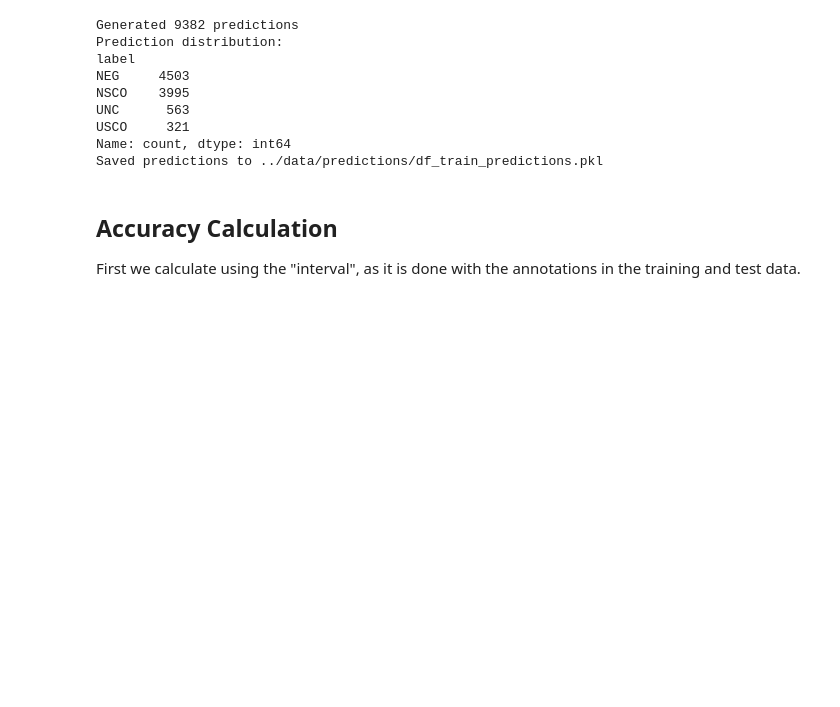
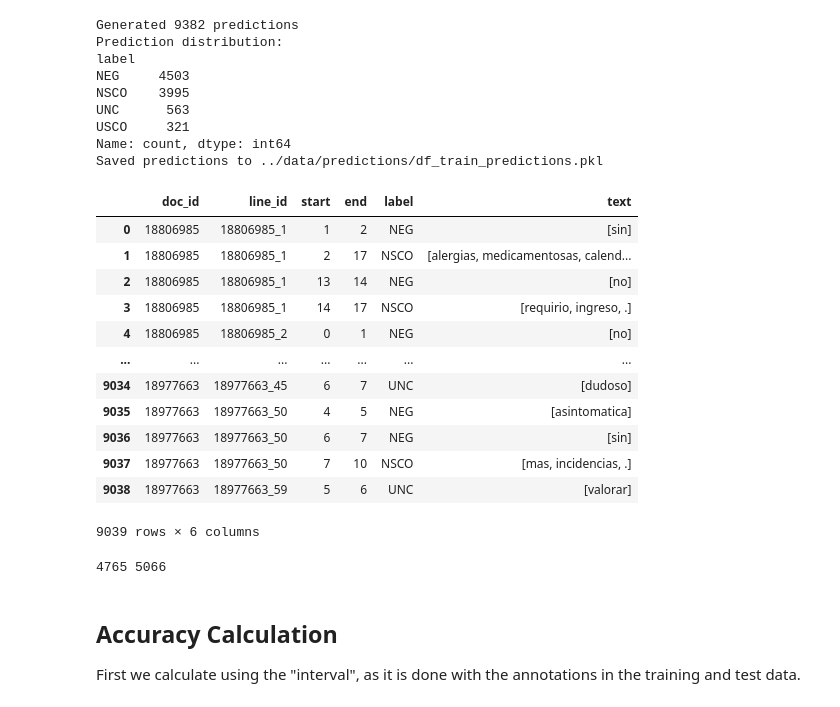
Before and after one commit to dmxocean/projectNLP, a Jupyter notebook: notebooks/rule_based.ipynb, the cells around one changed output. Cells and saved outputs as stored; diff of their text form; code cells hidden in the pictures; blank space fills up the shorter version.

```diff
--- a/notebooks/rule_based.ipynb
+++ b/notebooks/rule_based.ipynb
@@ -444,3 +444,19 @@ UNC      563
 USCO     321
 Name: count, dtype: int64
 Saved predictions to ../data/predictions/df_train_predictions.pkl
+# %%
+df_train_pred
+# %% [output]
+|  | doc_id | line_id | start | end | label | text |
+| 0 | 18806985 | 18806985_1 | 1 | 2 | NEG | [sin] |
+| 1 | 18806985 | 18806985_1 | 2 | 17 | NSCO | [alergias, medicamentosas, calend... |
+| 2 | 18806985 | 18806985_1 | 13 | 14 | NEG | [no] |
+| 3 | 18806985 | 18806985_1 | 14 | 17 | NSCO | [requirio, ingreso, .] |
+| 4 | 18806985 | 18806985_2 | 0 | 1 | NEG | [no] |
+| ... | ... | ... | ... | ... | ... | ... |
+| 9034 | 18977663 | 18977663_45 | 6 | 7 | UNC | [dudoso] |
+| 9035 | 18977663 | 18977663_50 | 4 | 5 | NEG | [asintomatica] |
+| 9036 | 18977663 | 18977663_50 | 6 | 7 | NEG | [sin] |
+| 9037 | 18977663 | 18977663_50 | 7 | 10 | NSCO | [mas, incidencias, .] |
+| 9038 | 18977663 | 18977663_59 | 5 | 6 | UNC | [valorar] |
+9039 rows × 6 columns
@@ -447,3 +466,7 @@ Saved predictions to ../data/predictions/df_train_predictions.pkl
+# %%
+print(len(df_train_filtered), len(df_train_pred_filtered))
+# %% [output]
+4765 5066
 # %% [markdown]
 ## Accuracy Calculation
 
```
Also changed, not shown: parts of 3 cells of this notebook, 3 other files.
